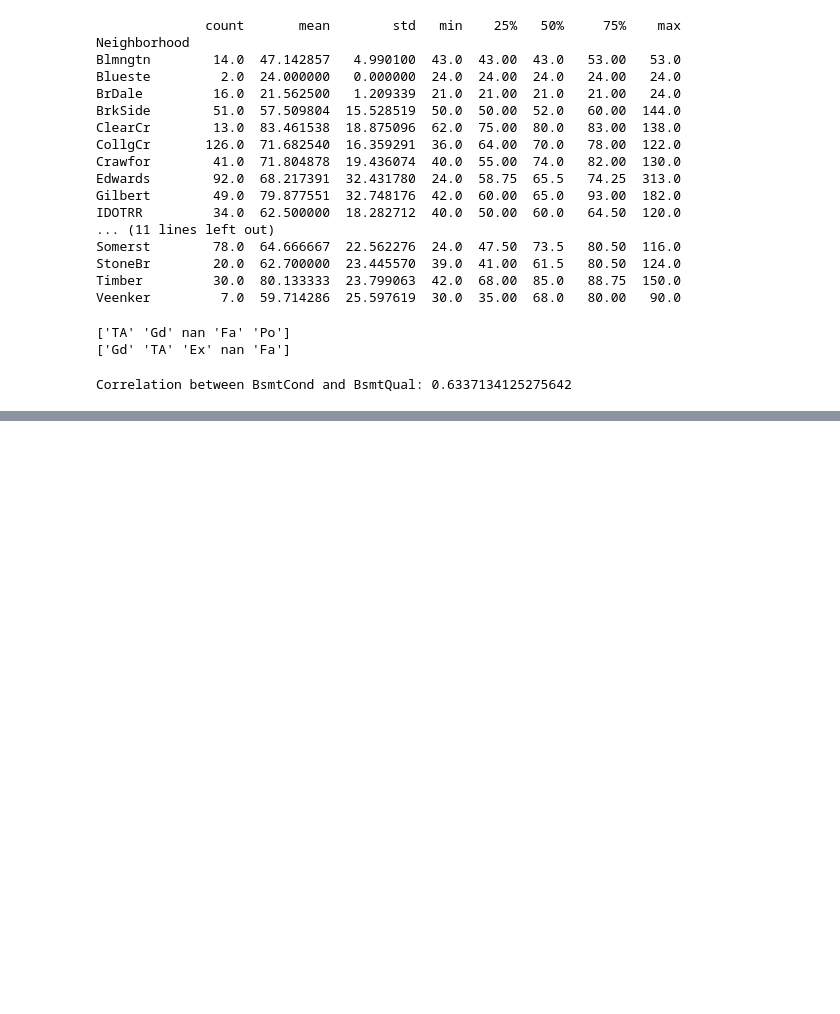
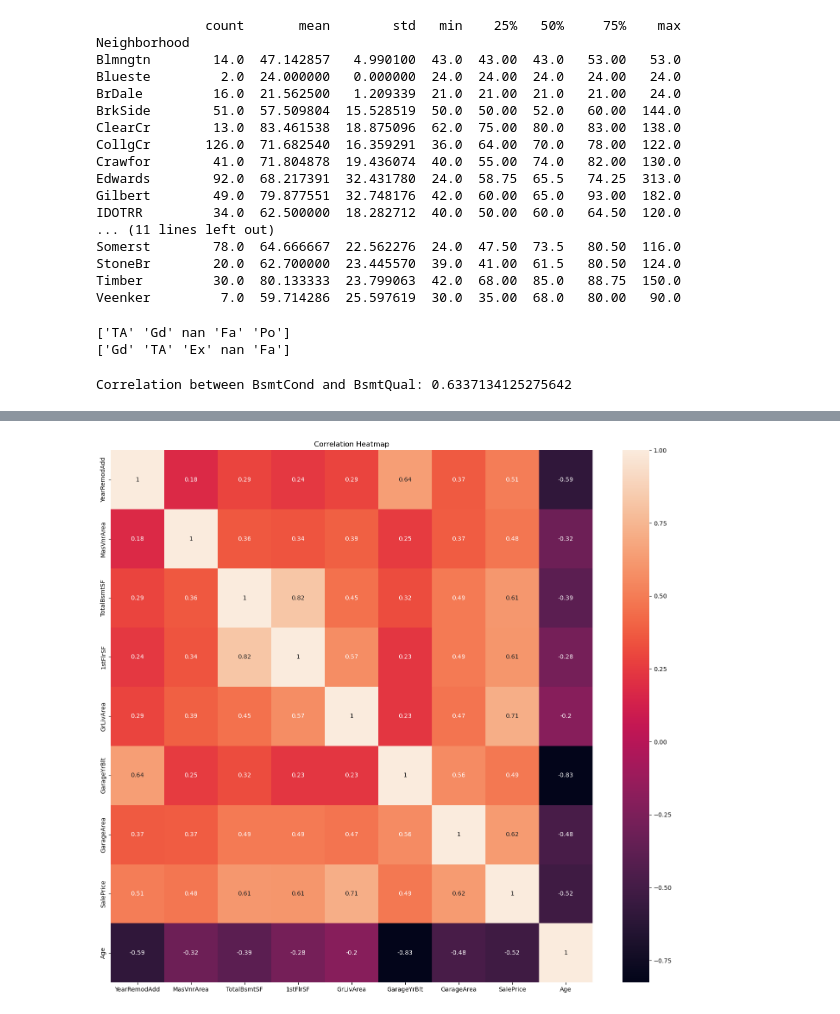
Before and after one commit to AmineMrabet12/dsp-amine-mrabet, a Jupyter notebook: notebooks/house-prices-eda.ipynb, the cells around one changed output, grey strips where cells are left out. Drawn from its saved outputs; the diff is of its cells as text; code cells hidden in the pictures; blank space fills up the shorter version.

```diff
--- a/notebooks/house-prices-eda.ipynb
+++ b/notebooks/house-prices-eda.ipynb
@@ -115,0 +182,18 @@ Correlation between BsmtCond and BsmtQual: 0.6337134125275642
+# %%
+threshold = 0.4
+
+# Identify columns with correlation less than the threshold with 'SalePrice'
+low_corr_columns = data_corr.index[data_corr["SalePrice"].abs() < threshold].tolist()
+
+# Drop these columns from the dataset
+data_dropped = data.drop(columns=low_corr_columns)
+
+numeric_features = [col for col in numeric_features if col not in low_corr_columns]
+# %%
+data_corr = data[numeric_features].corr()
+plt.figure(figsize=(18, 16))
+sns.heatmap(data_corr, annot=True)
+plt.title('Correlation Heatmap')
+plt.show()
+# %% [output]
+[figure, added]
```
Also changed, not shown: parts of 11 cells of this notebook, 1 other file.
